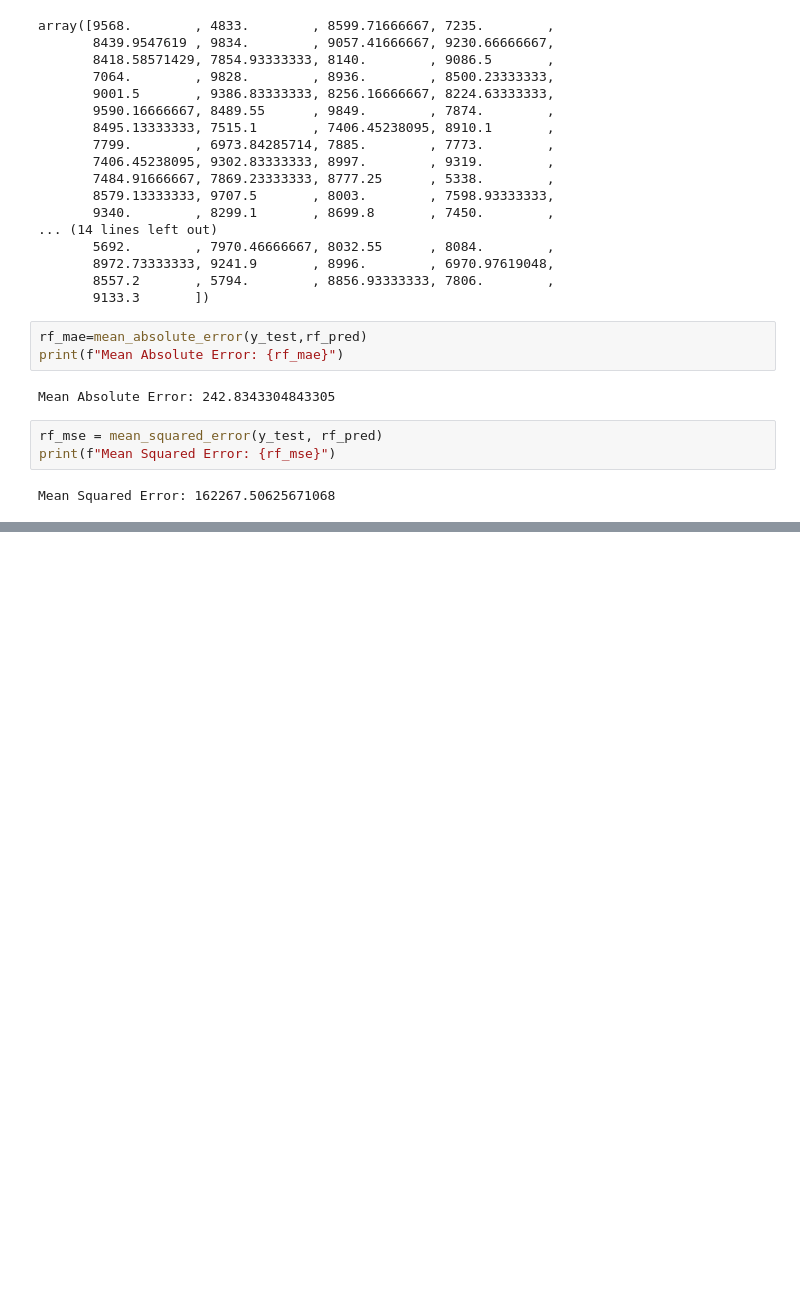
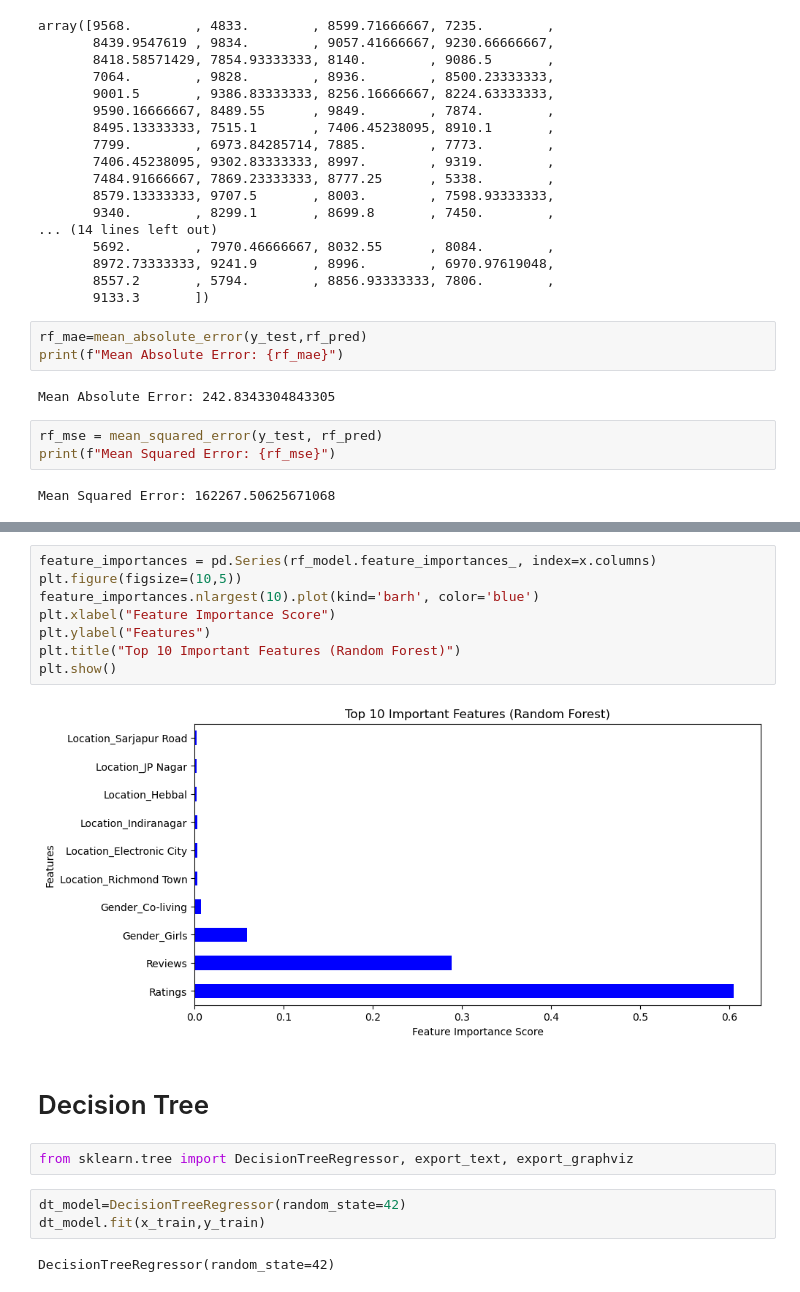
Before and after one commit to nikita98062/Banglore_PG_Analysis, a Jupyter notebook: PG Analysis Project/PG_analysis.ipynb, the cells around one changed output, grey strips where cells are left out. Drawn from its saved outputs; the diff is of its cells as text; blank space fills up the shorter version.

```diff
--- a/PG Analysis Project/PG_analysis.ipynb
+++ b/PG Analysis Project/PG_analysis.ipynb
@@ -434,0 +451,19 @@ Mean Squared Error: 162267.50625671068
+# %%
+feature_importances = pd.Series(rf_model.feature_importances_, index=x.columns)
+plt.figure(figsize=(10,5))
+feature_importances.nlargest(10).plot(kind='barh', color='blue')
+plt.xlabel("Feature Importance Score")
+plt.ylabel("Features")
+plt.title("Top 10 Important Features (Random Forest)")
+plt.show()
+# %% [output]
+[figure, added]
+# %% [markdown]
+# Decision Tree
+# %%
+from sklearn.tree import DecisionTreeRegressor, export_text, export_graphviz
+# %%
+dt_model=DecisionTreeRegressor(random_state=42)
+dt_model.fit(x_train,y_train)
+# %% [output]
+DecisionTreeRegressor(random_state=42)
```
Also changed, not shown: parts of 18 cells of this notebook, 2 other files.
